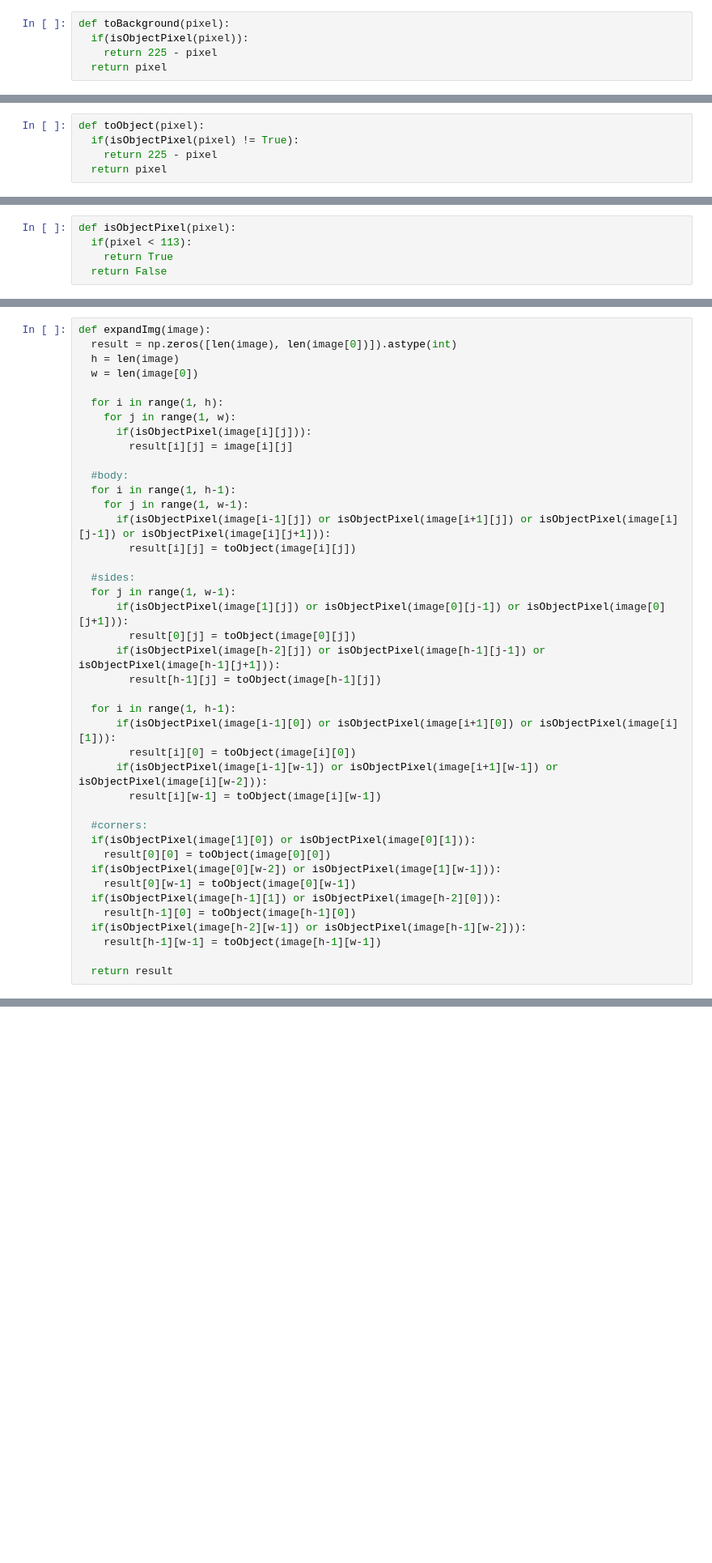
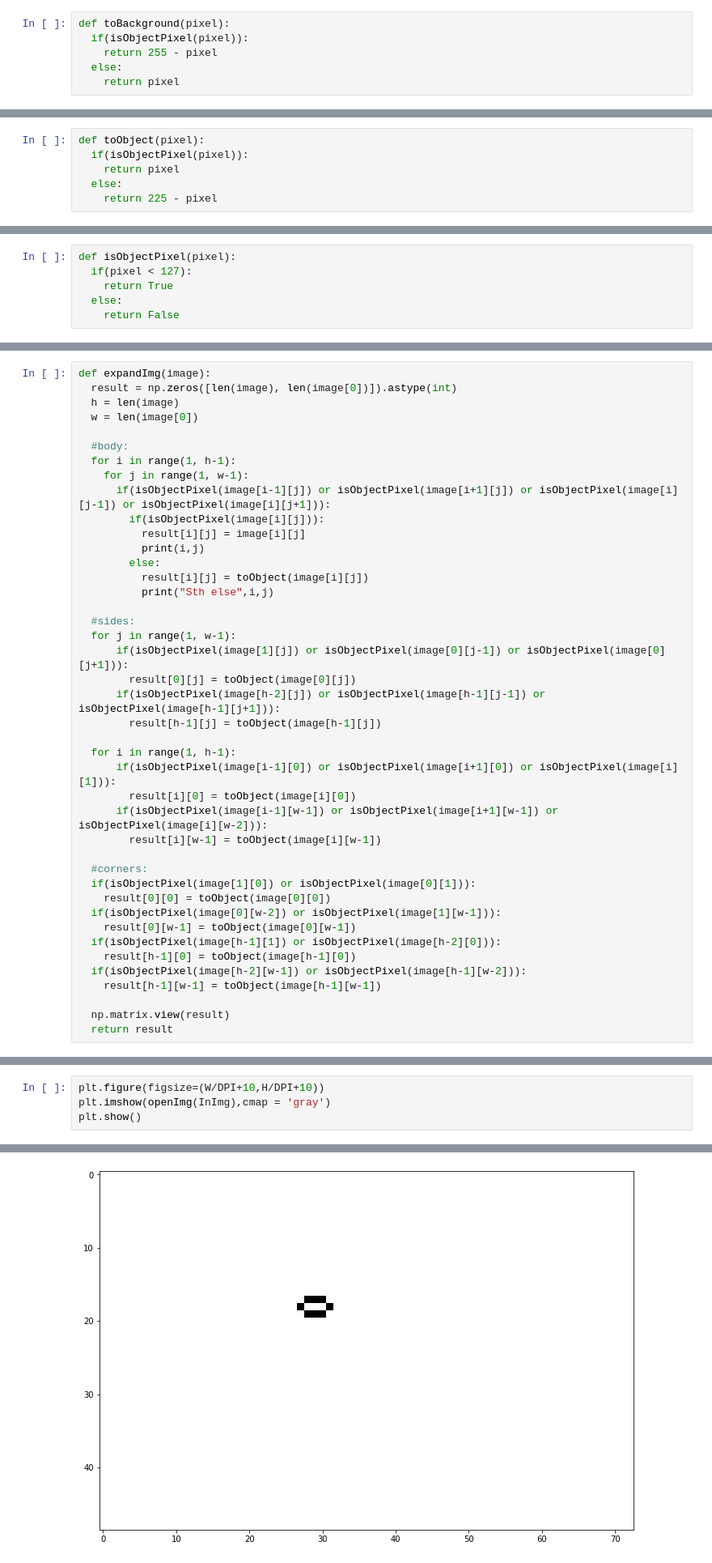
Before and after one commit to SebiBarson/DIP_Project, a Jupyter notebook: dip_project.ipynb, the cells around one changed output, grey strips where cells are left out. Shown at 81% size. Saved outputs shown, nothing was run; the diff lists cells and outputs as text; blank space fills up the shorter version.

```diff
--- a/dip_project.ipynb
+++ b/dip_project.ipynb
@@ -13,5 +20,6 @@ Step 2: importing image
 # %%
 def toBackground(pixel):
   if(isObjectPixel(pixel)):
-    return 225 - pixel
-  return pixel
+    return 255 - pixel
+  else:
+    return pixel
@@ -18,5 +28,6 @@ def toBackground(pixel):
 # %%
 def toObject(pixel):
-  if(isObjectPixel(pixel) != True):
+  if(isObjectPixel(pixel)):
+    return pixel
+  else:
     return 225 - pixel
-  return pixel
@@ -23,5 +36,6 @@ def toObject(pixel):
 # %%
 def isObjectPixel(pixel):
-  if(pixel < 113):
+  if(pixel < 127):
     return True
-  return False
+  else:
+    return False
@@ -31,16 +48,16 @@ def expandImg(image):
   h = len(image)
   w = len(image[0])
 
-  for i in range(1, h):
-    for j in range(1, w):
-      if(isObjectPixel(image[i][j])):
-        result[i][j] = image[i][j]
-
   #body:
   for i in range(1, h-1):
     for j in range(1, w-1):
       if(isObjectPixel(image[i-1][j]) or isObjectPixel(image[i+1][j]) or isObjectPixel(image[i][j-1]) or isObjectPixel(image[i][j+1])):
-        result[i][j] = toObject(image[i][j])
+        if(isObjectPixel(image[i][j])):
+          result[i][j] = image[i][j]
+          print(i,j)
+        else:
+          result[i][j] = toObject(image[i][j])
+          print("Sth else",i,j)
 
   #sides:
   for j in range(1, w-1):
@@ -65,4 +82,5 @@ def expandImg(image):
   if(isObjectPixel(image[h-2][w-1]) or isObjectPixel(image[h-1][w-2])):
     result[h-1][w-1] = toObject(image[h-1][w-1])
 
+  np.matrix.view(result)
   return result
@@ -131,0 +187,5 @@ plt.show()
+# %%
+plt.figure(figsize=(W/DPI+10,H/DPI+10))
+plt.imshow(openImg(InImg),cmap = 'gray')
+plt.show()
+# %% [output]
@@ -131,0 +203 @@ plt.show()
+[figure, added]
```
Also changed, not shown: parts of 17 cells of this notebook.
